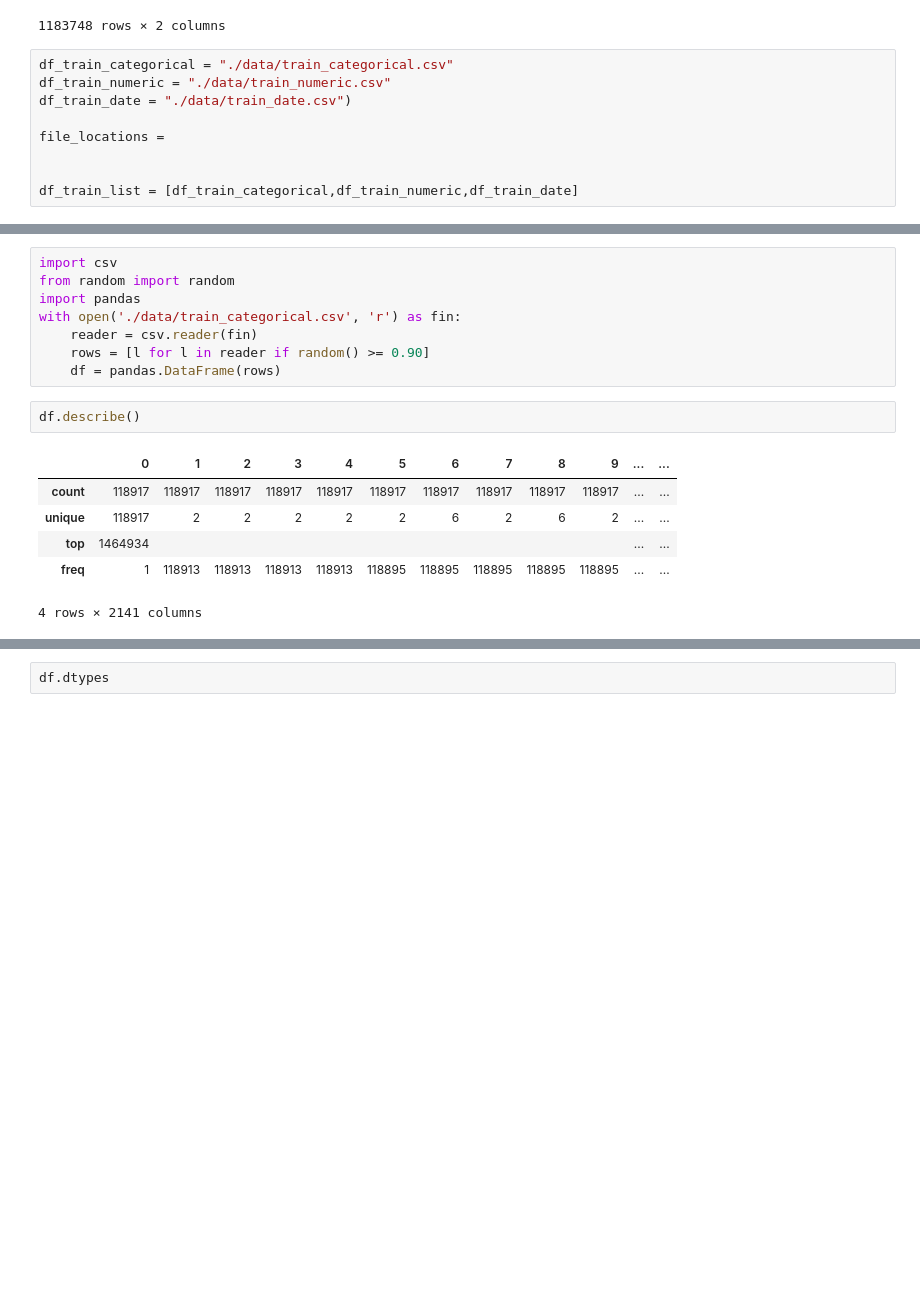
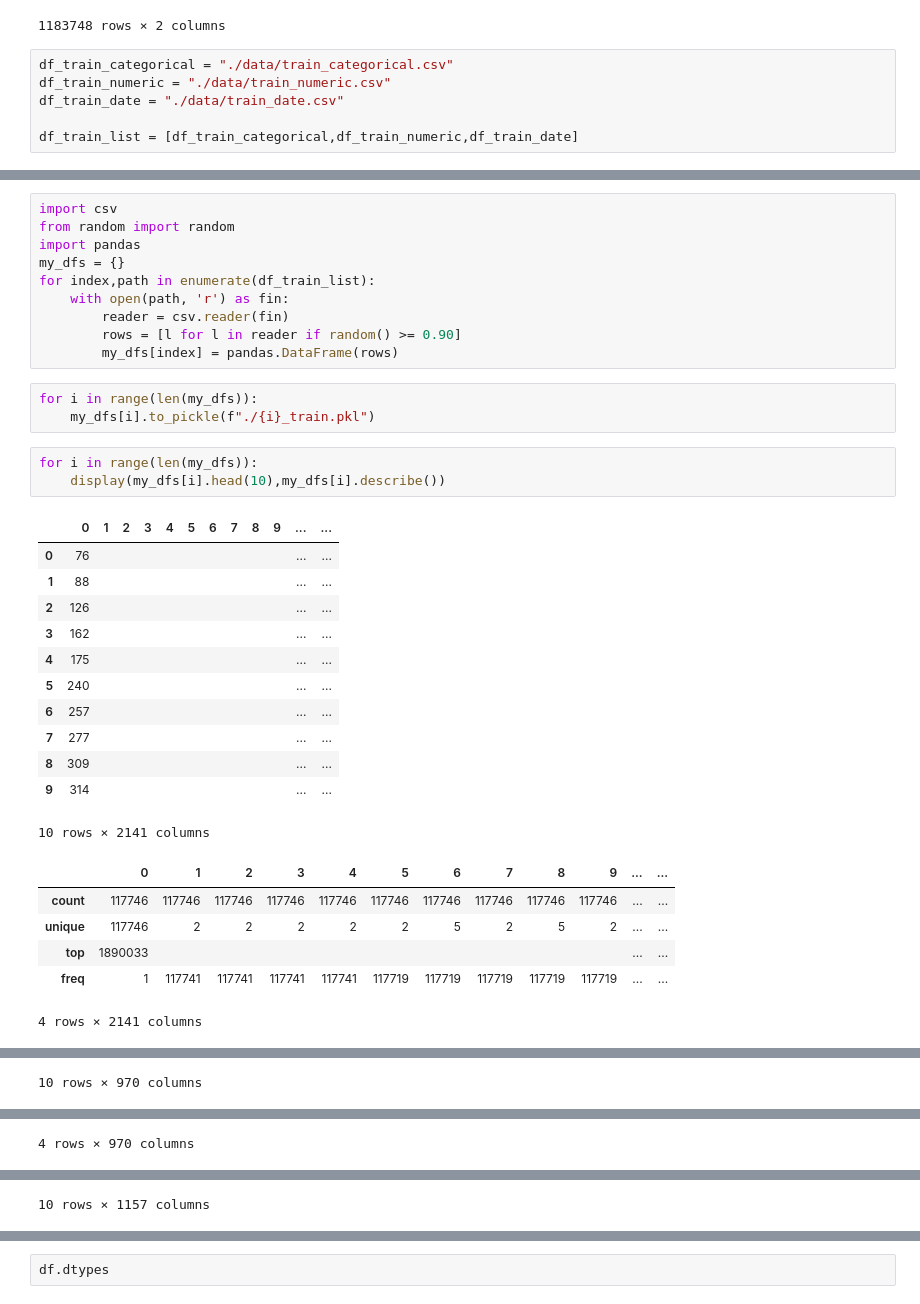
Before and after one commit to zwarshavsky/Sprint-Challenge--Data-Science, a Jupyter notebook: Kaggle_Production_Line_Performance.ipynb, the cells around one changed output, grey strips where cells are left out. Cells and saved outputs as stored; diff of their text form; blank space fills up the shorter version.

```diff
--- a/Kaggle_Production_Line_Performance.ipynb
+++ b/Kaggle_Production_Line_Performance.ipynb
@@ -28,9 +28,6 @@ df_sample_submission
 # %%
 df_train_categorical = "./data/train_categorical.csv"
 df_train_numeric = "./data/train_numeric.csv"
-df_train_date = "./data/train_date.csv")
-
-file_locations =
-
+df_train_date = "./data/train_date.csv"
 
 df_train_list = [df_train_categorical,df_train_numeric,df_train_date]
@@ -38,16 +41,34 @@ df_train_list = [df_train_categorical,df_train_numeric,df_train_date]
 import csv
 from random import random
 import pandas
-with open('./data/train_categorical.csv', 'r') as fin:
-    reader = csv.reader(fin)
-    rows = [l for l in reader if random() >= 0.90]
-    df = pandas.DataFrame(rows)
+my_dfs = {}
+for index,path in enumerate(df_train_list):
+    with open(path, 'r') as fin:
+        reader = csv.reader(fin)
+        rows = [l for l in reader if random() >= 0.90]
+        my_dfs[index] = pandas.DataFrame(rows)
-# %%
-df.describe()
-# %% [output]
-|  | 0 | 1 | 2 | 3 | 4 | 5 | 6 | 7 | 8 | 9 | ... | ... |
-| count | 118917 | 118917 | 118917 | 118917 | 118917 | 118917 | 118917 | 118917 | 118917 | 118917 | ... | ... |
-| unique | 118917 | 2 | 2 | 2 | 2 | 2 | 6 | 2 | 6 | 2 | ... | ... |
-| top | 1464934 |  |  |  |  |  |  |  |  |  | ... | ... |
-| freq | 1 | 118913 | 118913 | 118913 | 118913 | 118895 | 118895 | 118895 | 118895 | 118895 | ... | ... |
-4 rows × 2141 columns
+# %%
+for i in range(len(my_dfs)):
+    my_dfs[i].to_pickle(f"./{i}_train.pkl")
+# %%
+for i in range(len(my_dfs)):
+    display(my_dfs[i].head(10),my_dfs[i].describe())
+# %% [output]
+|  | 0 | 1 | 2 | 3 | 4 | 5 | 6 | 7 | 8 | 9 | ... | ... |
+| 0 | 76 |  |  |  |  |  |  |  |  |  | ... | ... |
+| 1 | 88 |  |  |  |  |  |  |  |  |  | ... | ... |
+| 2 | 126 |  |  |  |  |  |  |  |  |  | ... | ... |
+| 3 | 162 |  |  |  |  |  |  |  |  |  | ... | ... |
+| 4 | 175 |  |  |  |  |  |  |  |  |  | ... | ... |
+| 5 | 240 |  |  |  |  |  |  |  |  |  | ... | ... |
+| 6 | 257 |  |  |  |  |  |  |  |  |  | ... | ... |
+| 7 | 277 |  |  |  |  |  |  |  |  |  | ... | ... |
+| 8 | 309 |  |  |  |  |  |  |  |  |  | ... | ... |
+| 9 | 314 |  |  |  |  |  |  |  |  |  | ... | ... |
+10 rows × 2141 columns
+|  | 0 | 1 | 2 | 3 | 4 | 5 | 6 | 7 | 8 | 9 | ... | ... |
+| count | 117746 | 117746 | 117746 | 117746 | 117746 | 117746 | 117746 | 117746 | 117746 | 117746 | ... | ... |
+| unique | 117746 | 2 | 2 | 2 | 2 | 2 | 5 | 2 | 5 | 2 | ... | ... |
+| top | 1890033 |  |  |  |  |  |  |  |  |  | ... | ... |
+| freq | 1 | 117741 | 117741 | 117741 | 117741 | 117719 | 117719 | 117719 | 117719 | 117719 | ... | ... |
+4 rows × 2141 columns
@@ -53,0 +86 @@ df.describe()
+10 rows × 970 columns
@@ -53,0 +92 @@ df.describe()
+4 rows × 970 columns
@@ -53,0 +104 @@ df.describe()
+10 rows × 1157 columns
```
Also changed, not shown: parts of 2 cells of this notebook, 6 other files.
